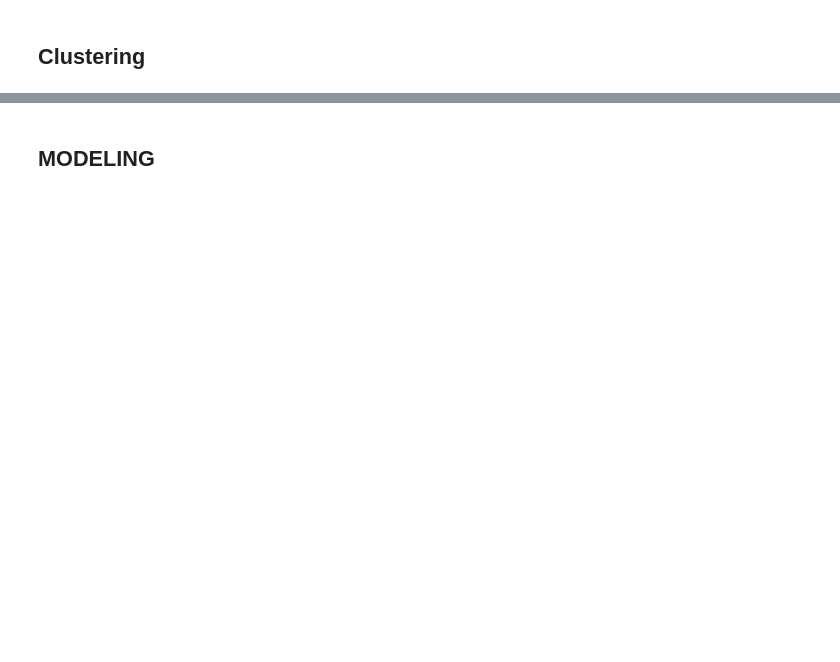
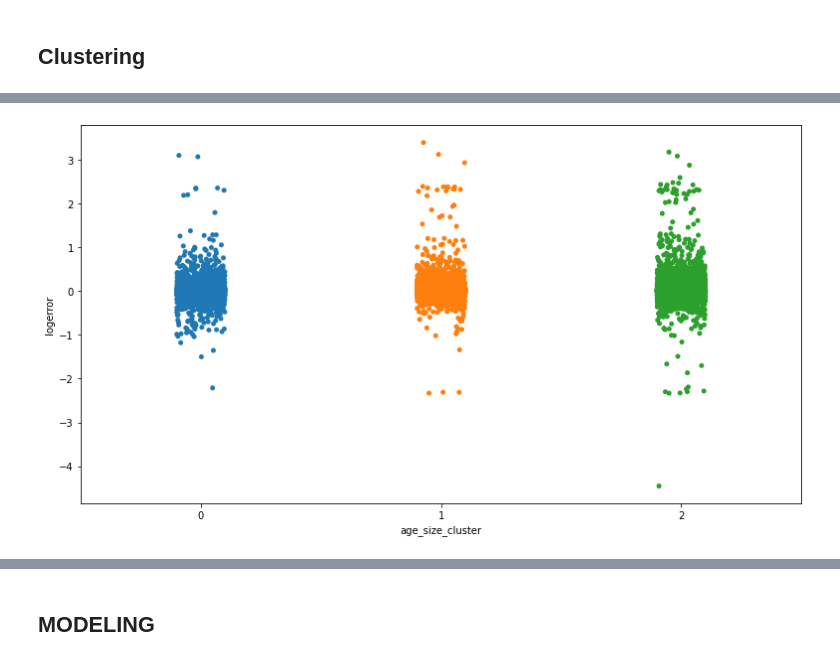
Before and after one commit to rachelrobbinsmayhill/clustering_project, a Jupyter notebook: work_clustering.ipynb, the cells around one changed output, grey strips where cells are left out. Drawn from its saved outputs; the diff is of its cells as text; code cells hidden in the pictures; blank space fills up the shorter version.

```diff
--- a/work_clustering.ipynb
+++ b/work_clustering.ipynb
@@ -729,6 +690,20 @@ plt.show()
 # %% [output]
 <Figure size 936x504 with 0 Axes>
 [figure]
+# %%
+target = "logerror"
+columns = ['age', 'calculatedfinishedsquarefeet', 'lotsizesquarefeet', 'total_rooms', 'bathroomcnt', 'bedroomcnt', 'latitude', 'longitude']
+# split train into X (dataframe, drop target) & y (series, keep target only)
+X_train = train[columns]
+y_train = train[target]
+
+# split validate into X (dataframe, drop target) & y (series, keep target only)
+X_validate = validate[columns]
+y_validate = validate[target]
+
+# split test into X (dataframe, drop target) & y (series, keep target only)
+X_test = test[columns]
+y_test = test[target]
 # %% [markdown]
 ## Scale the Data
 # %%
@@ -904,0 +741,7 @@ pd.DataFrame(X[0].groupby(['area_cluster', 'centroid_scaled_latitude', 'centroid
+# %%
+x = train.age_size_cluster
+y = train.logerror
+plt.figure(figsize = (13,7))
+ax = sns.stripplot(x=x, y=y, data= train.sample(1000))
+# %% [output]
+[figure, added]
```
Also changed, not shown: parts of 52 cells of this notebook.
